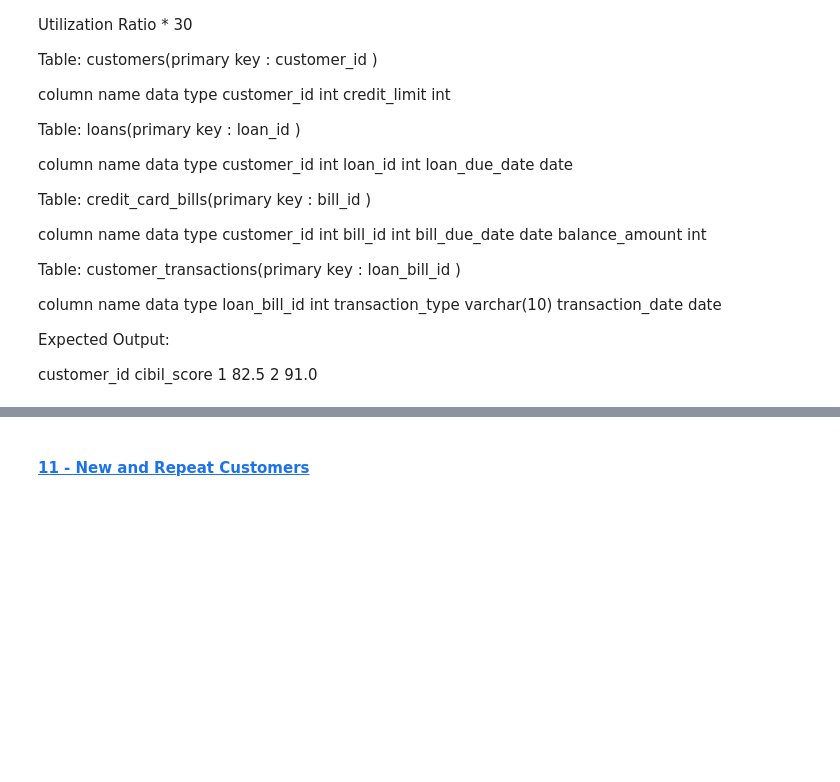
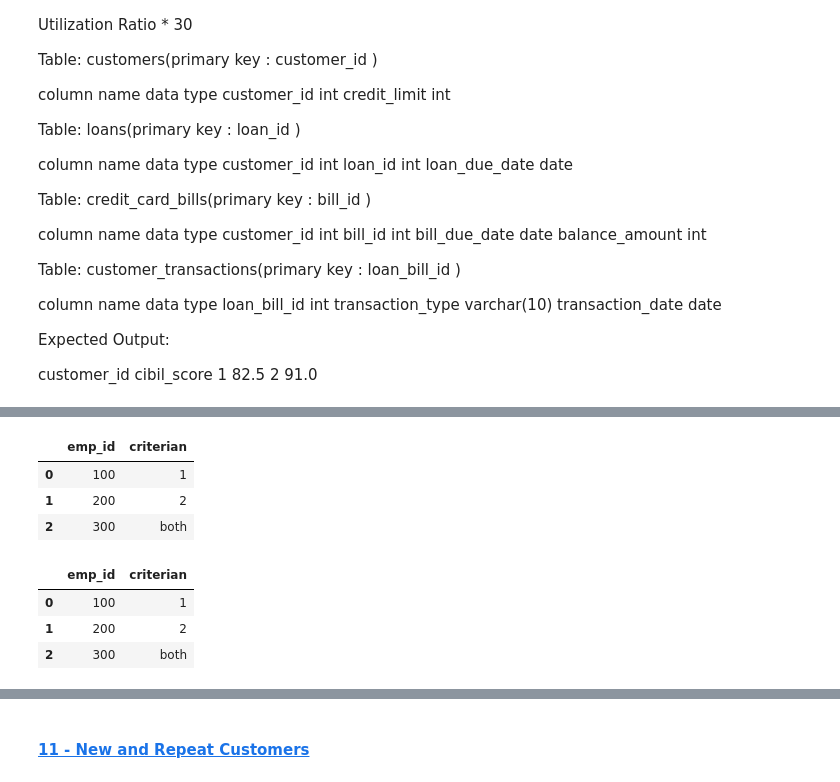
Before and after one commit to smor20/data_analysis, a Jupyter notebook: sql_on_pandas.ipynb, the cells around one changed output, grey strips where cells are left out. Drawn from its saved outputs; the diff is of its cells as text; code cells hidden in the pictures; blank space fills up the shorter version.

```diff
--- a/sql_on_pandas.ipynb
+++ b/sql_on_pandas.ipynb
@@ -337,0 +471,20 @@ customer_id	cibil_score
+# %%
+import pandas as pd
+
+data = {
+    "emp_id": [100, 100, 100, 100, 100, 200, 200, 200, 200, 200, 300, 300, 300, 300, 300],
+    "login": [
+        "2024-02-19 09:15:00", "2024-02-20 09:05:00", "2024-02-21 09:00:00", "2024-02-22 10:00:00", "2024-02-23 10:30:00",
+        "2024-02-19 08:00:00", "2024-02-20 09:00:00", "2024-02-21 09:15:00", "2024-02-22 11:00:00", "2024-02-23 09:30:00",
+        "2024-02-19 07:00:00", "2024-02-20 09:00:00", "2024-02-21 09:15:00", "2024-02-22 11:00:00", "2024-02-23 09:30:00"
+    ],
+    "logout": [
+        "2024-02-19 18:20:00", "2024-02-20 17:00:00", "2024-02-21 17:10:00", "2024-02-22 16:55:00", "2024-02-23 19:15:00",
+        "2024-02-19 18:20:00", "2024-02-20 16:30:00", "2024-02-21 19:20:00", "2024-02-22 17:05:00", "2024-02-23 17:20:00",
+        "2024-02-19 18:15:00", "2024-02-20 19:10:00", "2024-02-21 18:20:00", "2024-02-22 17:00:00", "2024-02-23 16:30:00"
+    ]
+}
+
+employees = pd.DataFrame(data)
+
+print(employees.head())
@@ -337,0 +498,50 @@ customer_id	cibil_score
+# %%
+query = '''
+with cte as
+(select * ,
+(julianday(logout)-julianday(login))*24 as duration,
+case when (julianday(logout)-julianday(login))*24 >8 then 1 else 0 end as c1,
+case when (julianday(logout)-julianday(login))*24 >10  then 2 else 0 end as c2
+from employees)
+
+select emp_id,
+case when sum(c1)>=3 and sum(c2)>=4 then 'both'
+    when sum(c2)>=4 then 2
+    when sum(c1)>=3 then 1 end as criterian
+from cte
+where duration>=8
+group by emp_id
+
+'''
+sqldf(query)
+# %% [output]
+|  | emp_id | criterian |
+| 0 | 100 | 1 |
+| 1 | 200 | 2 |
+| 2 | 300 | both |
+# %%
+query = '''
+with cte as
+(select *, (case when  (julianday(logout)-julianday(login))*24 > 10 then '10+'
+when  (julianday(logout)-julianday(login))*24 > 8 then '8+'
+else '8-' end) as shift_time from employees)
+
+
+select emp_id,
+case when ep>=3 and tp>=2 then 'both'
+when ep=3 and tp<2 then 1
+when tp=2 and ep<3 then 2 end as criterian from
+(
+select emp_id,
+sum(case when shift_time in ('8+','10+') then 1 else 0 end) as ep,
+sum(case when shift_time in ('10+') then 1 else 0 end) as tp
+from cte
+group by emp_id) a
+
+'''
+sqldf(query)
+# %% [output]
+|  | emp_id | criterian |
+| 0 | 100 | 1 |
+| 1 | 200 | 2 |
+| 2 | 300 | both |
```
Also changed, not shown: parts of 36 cells of this notebook.
